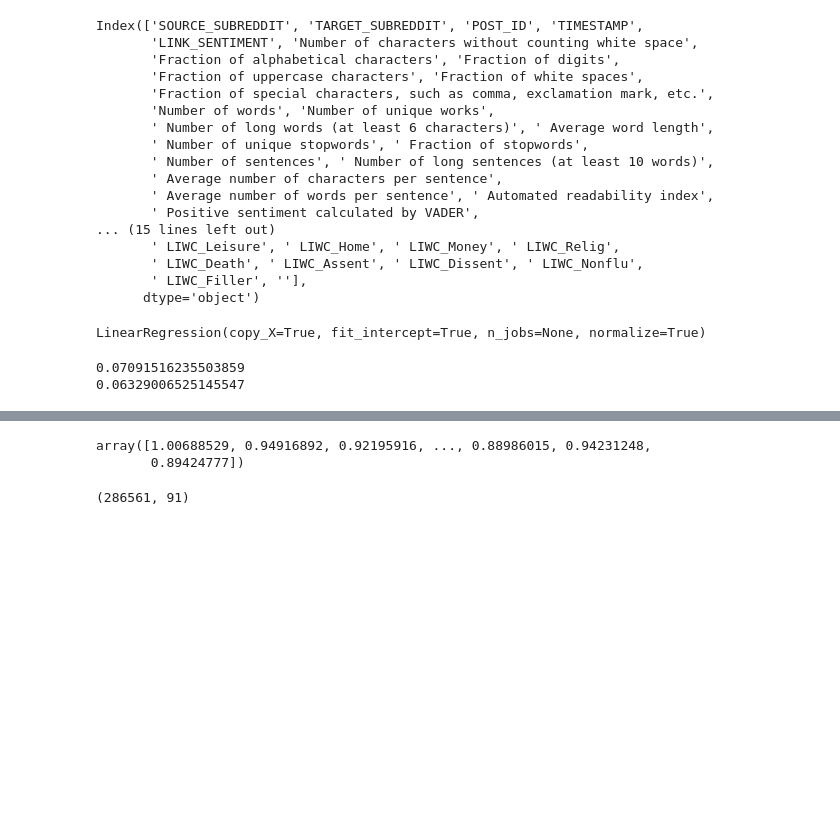
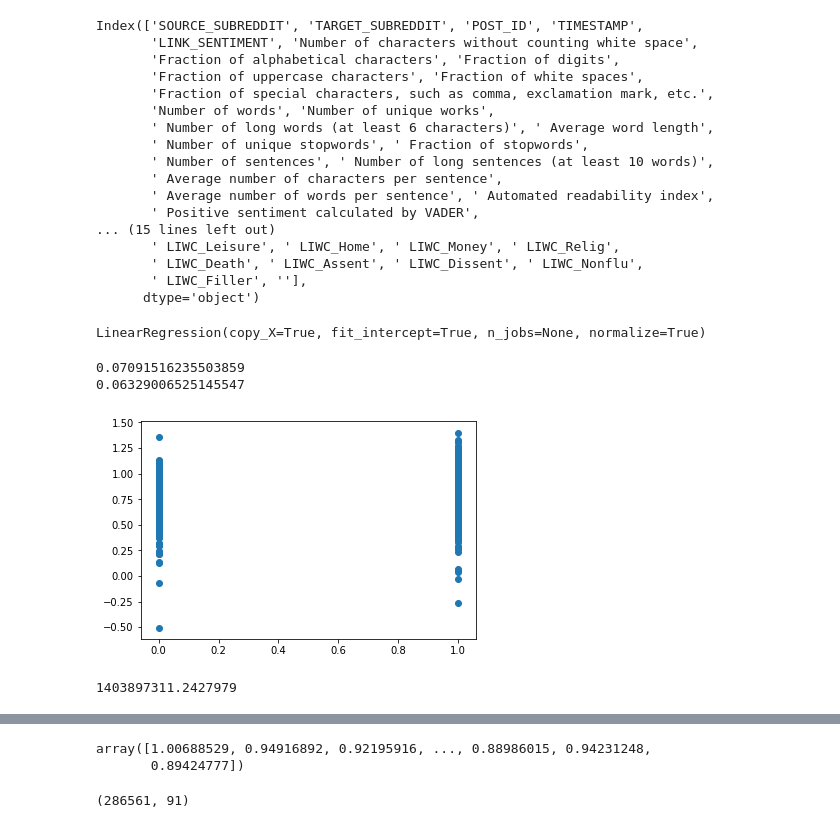
Before and after one commit to zhang-lucy/18.065-final-project, a Jupyter notebook: explore.ipynb, the cells around one changed output, grey strips where cells are left out. Cells and saved outputs as stored; diff of their text form; code cells hidden in the pictures; blank space fills up the shorter version.

```diff
--- a/explore.ipynb
+++ b/explore.ipynb
@@ -206,3 +234,12 @@ print(mse(y,ypreds))
 # %% [output]
 0.07091516235503859
 0.06329006525145547
+# %%
+plt.scatter(y,ypreds)
+plt.show()
+# %% [output]
+[figure, added]
+# %%
+np.dot(np.array(df[train_columns].iloc[0]), reg.coef_)
+# %% [output]
+1403897311.2427979
```
Also changed, not shown: parts of 48 cells of this notebook.
